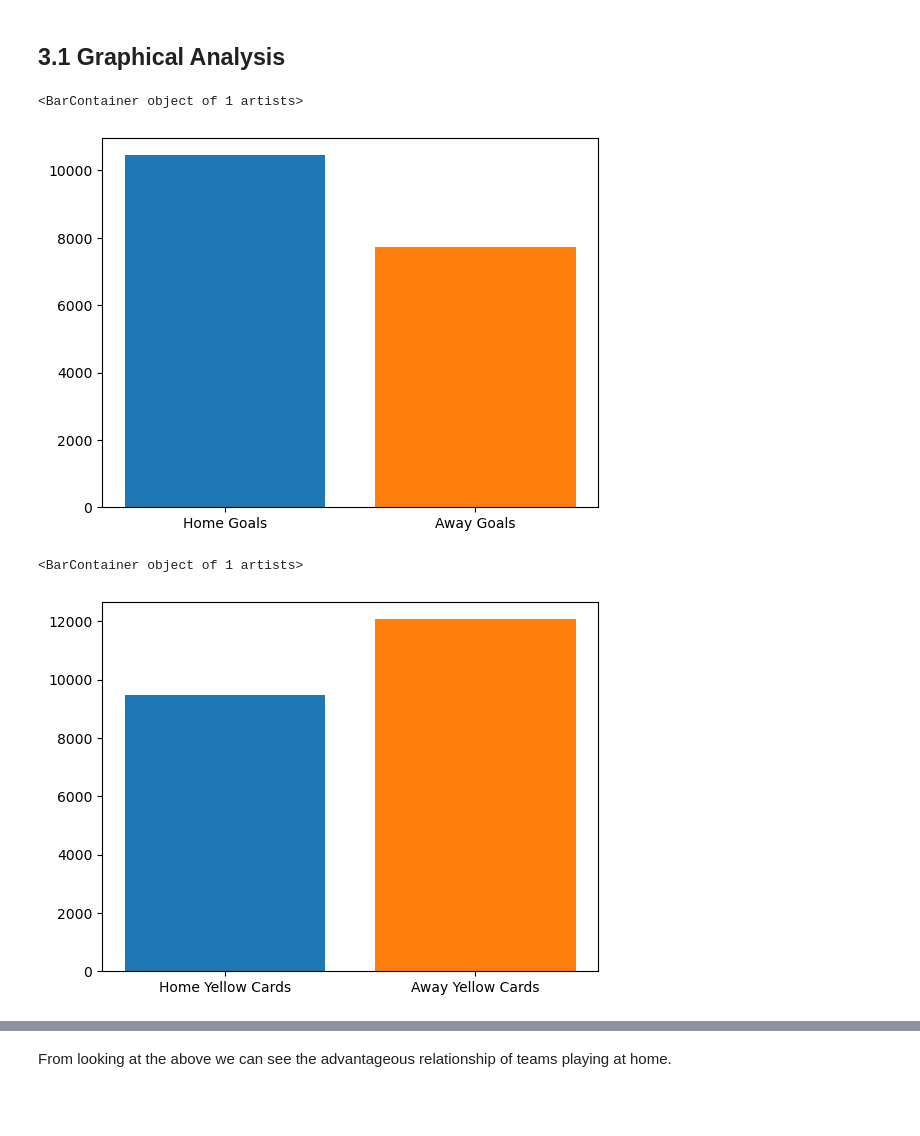
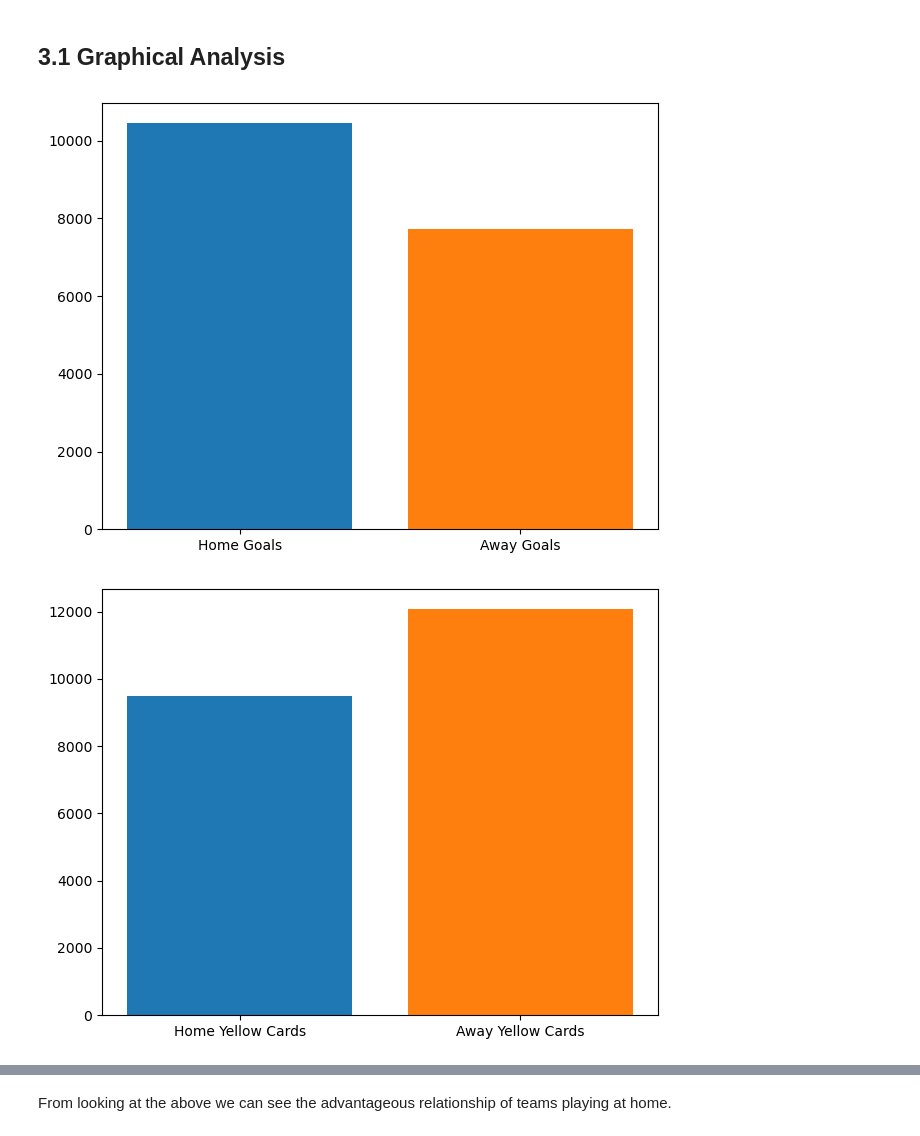
Before and after one commit to Kevin002023/PFDA-Assignment, a Jupyter notebook: PFDA -Assignment.ipynb, the cells around one changed output, grey strips where cells are left out. Cells and saved outputs as stored; diff of their text form; code cells hidden in the pictures; blank space fills up the shorter version.

Commit message:
saved images

```diff
--- a/PFDA -Assignment.ipynb
+++ b/PFDA -Assignment.ipynb
@@ -120,16 +127,18 @@ This is done by both Graphical Analysis as well as Data Analysis
 # %%
 # Display the total number of goals scored by the home and away team
 
 fig, ax = plt.subplots()
 
 total_home_goals = prem_df['FTHG'].sum()
 total_away_goals = prem_df['FTAG'].sum()
 
 ax.bar('Home Goals', total_home_goals, label = 'Home Goals')
 ax.bar('Away Goals', total_away_goals, label = 'Away Goals')
+
+plt.tight_layout()
+plt.savefig('Images/Old_DS_Bar_Goals.png')
 # %% [output]
-<BarContainer object of 1 artists>
-[figure, old version]
+[figure, new version]
 # %%
 # Plot the total number of yellow cards received by the home and away team
 
@@ -141,9 +150,11 @@ total_away_yellow = prem_df['AY'].sum()
 
 ax.bar('Home Yellow Cards', total_home_yellow, label = 'Home Yellow Cards')
 ax.bar('Away Yellow Cards', total_away_yellow, label = 'Away Yellow Cards')
+
+plt.tight_layout()
+plt.savefig('Images/Old_DS_Bar_Yellow.png')
 # %% [output]
-<BarContainer object of 1 artists>
-[figure, old version]
+[figure, new version]
 # %%
 # Plot the total number of red cards received by the home and away team
 
```
Also changed, not shown: parts of 11 cells of this notebook, 14 other files.
